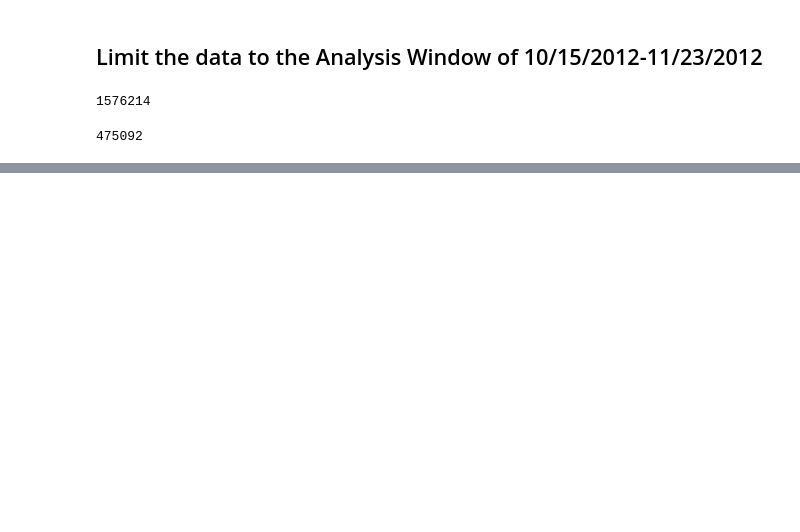
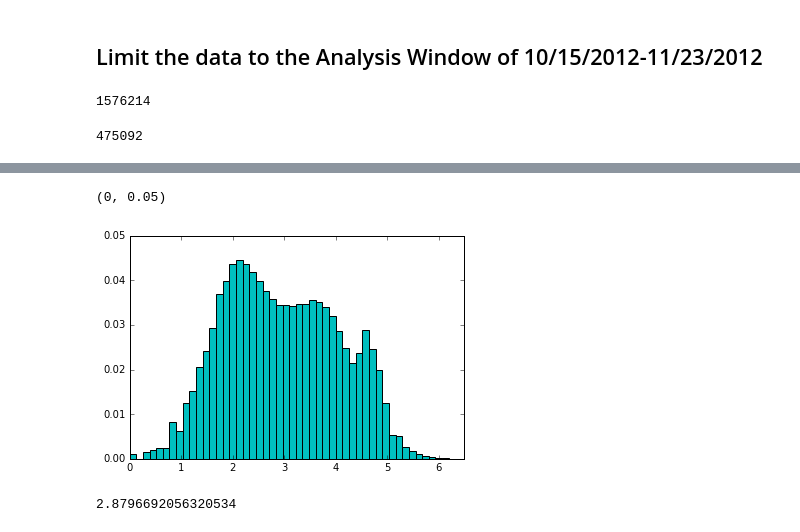
Before and after one commit to marinkala/ReplyNetworks, a Jupyter notebook: addGMMtoFigures.ipynb, the cells around one changed output, grey strips where cells are left out. Saved outputs shown, nothing was run; the diff lists cells and outputs as text; code cells hidden in the pictures; blank space fills up the shorter version.

```diff
--- a/addGMMtoFigures.ipynb
+++ b/addGMMtoFigures.ipynb
@@ -58,2 +72,2 @@ BIC = [m.bic(X) for m in models]
 # %%
-temp=np.log(df_oneSide.secDiff[df_oneSide.secDiff!=0].dropna())
+temp=np.log10(df_oneSide.secDiff[df_oneSide.secDiff!=0]).dropna()
@@ -84,0 +78,15 @@ max(temp)
+# %%
+n=50
+h, b=np.histogram(temp,n)
+h=h/float(sum(h))
+plt.figure()
+plt.bar(b[:-1],h,max(temp)/float(n), color='c')
+plt.xlim(xmin=0,xmax=6.5)
+plt.ylim(ymin=0, ymax=0.05)
+# %% [output]
+(0, 0.05)
+[figure, added]
+# %%
+np.median(temp)
+# %% [output]
+2.8796692056320534
```
Also changed, not shown: parts of 19 cells of this notebook, 12 other files.
